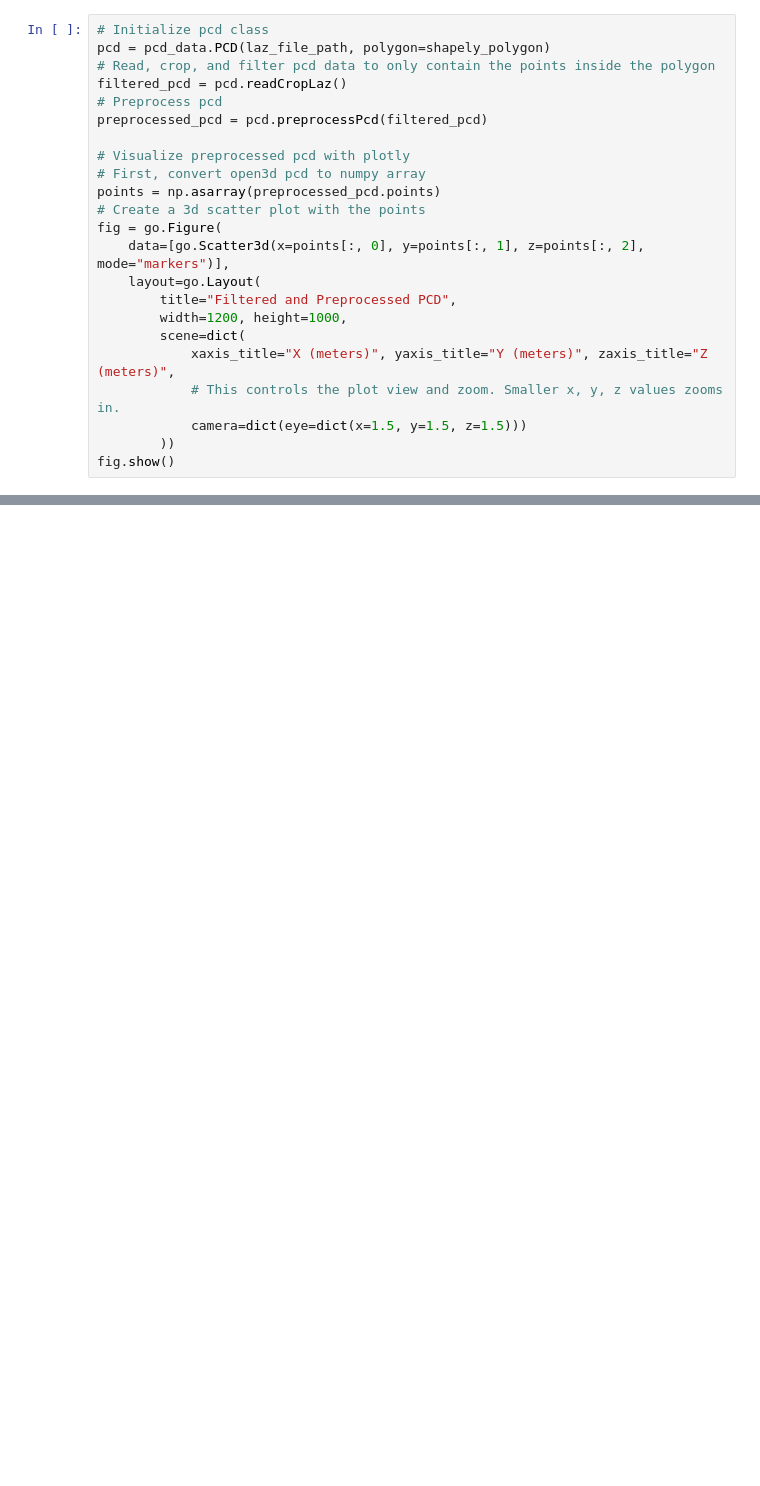
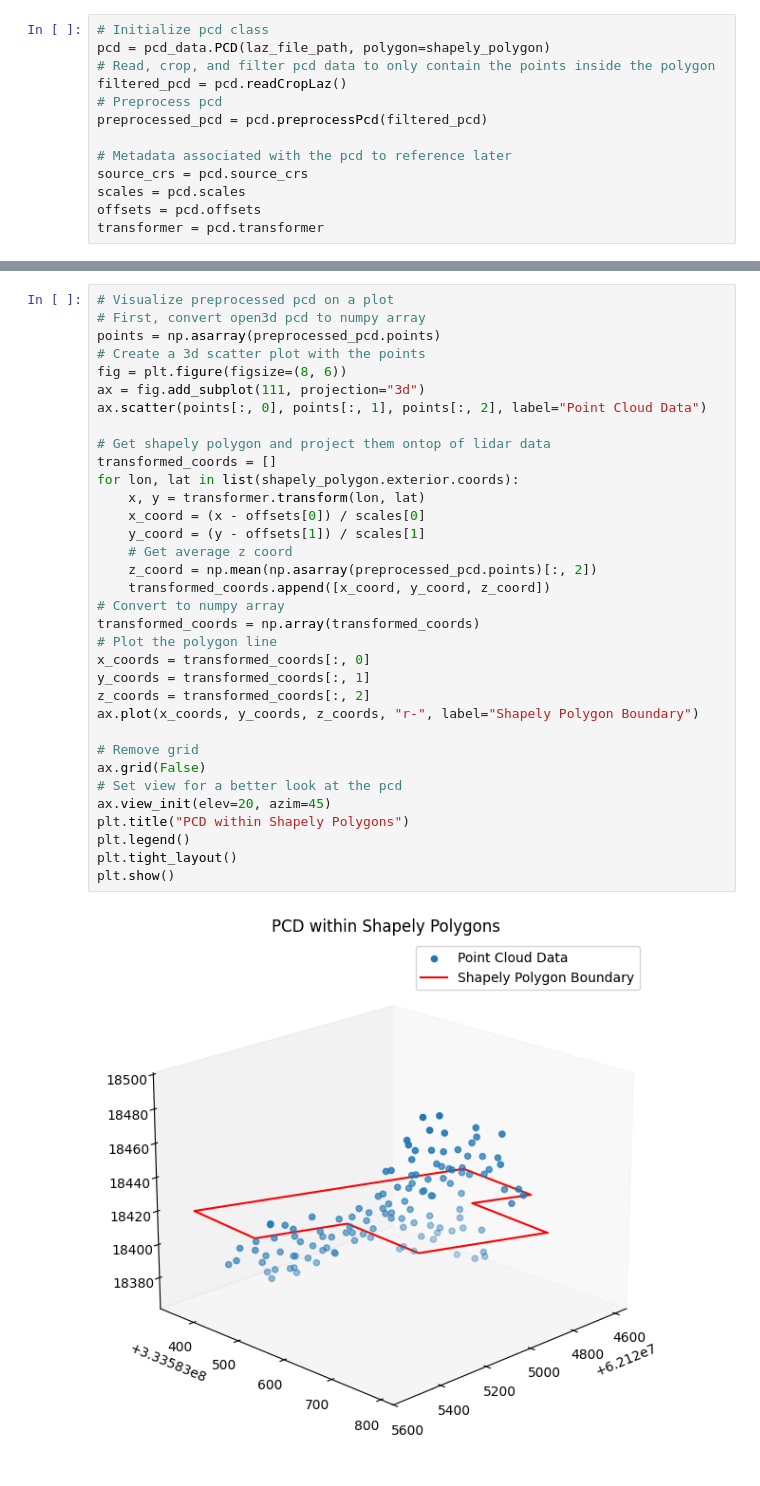
Before and after one commit to NREL/Panel-Segmentation, a Jupyter notebook: LiDAR_Tilt_Azimuth_Estimation_Example.ipynb, the cells around one changed output, grey strips where cells are left out. Drawn from its saved outputs; the diff is of its cells as text; blank space fills up the shorter version.

```diff
--- a/LiDAR_Tilt_Azimuth_Estimation_Example.ipynb
+++ b/LiDAR_Tilt_Azimuth_Estimation_Example.ipynb
@@ -35,18 +122,8 @@ filtered_pcd = pcd.readCropLaz()
 # Preprocess pcd
 preprocessed_pcd = pcd.preprocessPcd(filtered_pcd)
 
-# Visualize preprocessed pcd with plotly
-# First, convert open3d pcd to numpy array
-points = np.asarray(preprocessed_pcd.points)
-# Create a 3d scatter plot with the points
-fig = go.Figure(
-    data=[go.Scatter3d(x=points[:, 0], y=points[:, 1], z=points[:, 2], mode="markers")],
-    layout=go.Layout(
-        title="Filtered and Preprocessed PCD",
-        width=1200, height=1000,
-        scene=dict(
-            xaxis_title="X (meters)", yaxis_title="Y (meters)", zaxis_title="Z (meters)",
-            # This controls the plot view and zoom. Smaller x, y, z values zooms in.
-            camera=dict(eye=dict(x=1.5, y=1.5, z=1.5)))
-        ))
-fig.show()
+# Metadata associated with the pcd to reference later
+source_crs = pcd.source_crs
+scales = pcd.scales
+offsets = pcd.offsets
+transformer = pcd.transformer
@@ -52,0 +136,36 @@ fig.show()
+# %%
+# Visualize preprocessed pcd on a plot
+# First, convert open3d pcd to numpy array
+points = np.asarray(preprocessed_pcd.points)
+# Create a 3d scatter plot with the points
+fig = plt.figure(figsize=(8, 6))
+ax = fig.add_subplot(111, projection="3d")
+ax.scatter(points[:, 0], points[:, 1], points[:, 2], label="Point Cloud Data")
+
+# Get shapely polygon and project them ontop of lidar data
+transformed_coords = []
+for lon, lat in list(shapely_polygon.exterior.coords):
+    x, y = transformer.transform(lon, lat)
+    x_coord = (x - offsets[0]) / scales[0]
+    y_coord = (y - offsets[1]) / scales[1]
+    # Get average z coord
+    z_coord = np.mean(np.asarray(preprocessed_pcd.points)[:, 2])
+    transformed_coords.append([x_coord, y_coord, z_coord])
+# Convert to numpy array
+transformed_coords = np.array(transformed_coords)
+# Plot the polygon line
+x_coords = transformed_coords[:, 0]
+y_coords = transformed_coords[:, 1]
+z_coords = transformed_coords[:, 2]
+ax.plot(x_coords, y_coords, z_coords, "r-", label="Shapely Polygon Boundary")
+
+# Remove grid
+ax.grid(False)
+# Set view for a better look at the pcd
+ax.view_init(elev=20, azim=45)
+plt.title("PCD within Shapely Polygons")
+plt.legend()
+plt.tight_layout()
+plt.show()
+# %% [output]
+[figure, added]
```
Also changed, not shown: parts of 25 cells of this notebook, 3 other files.
